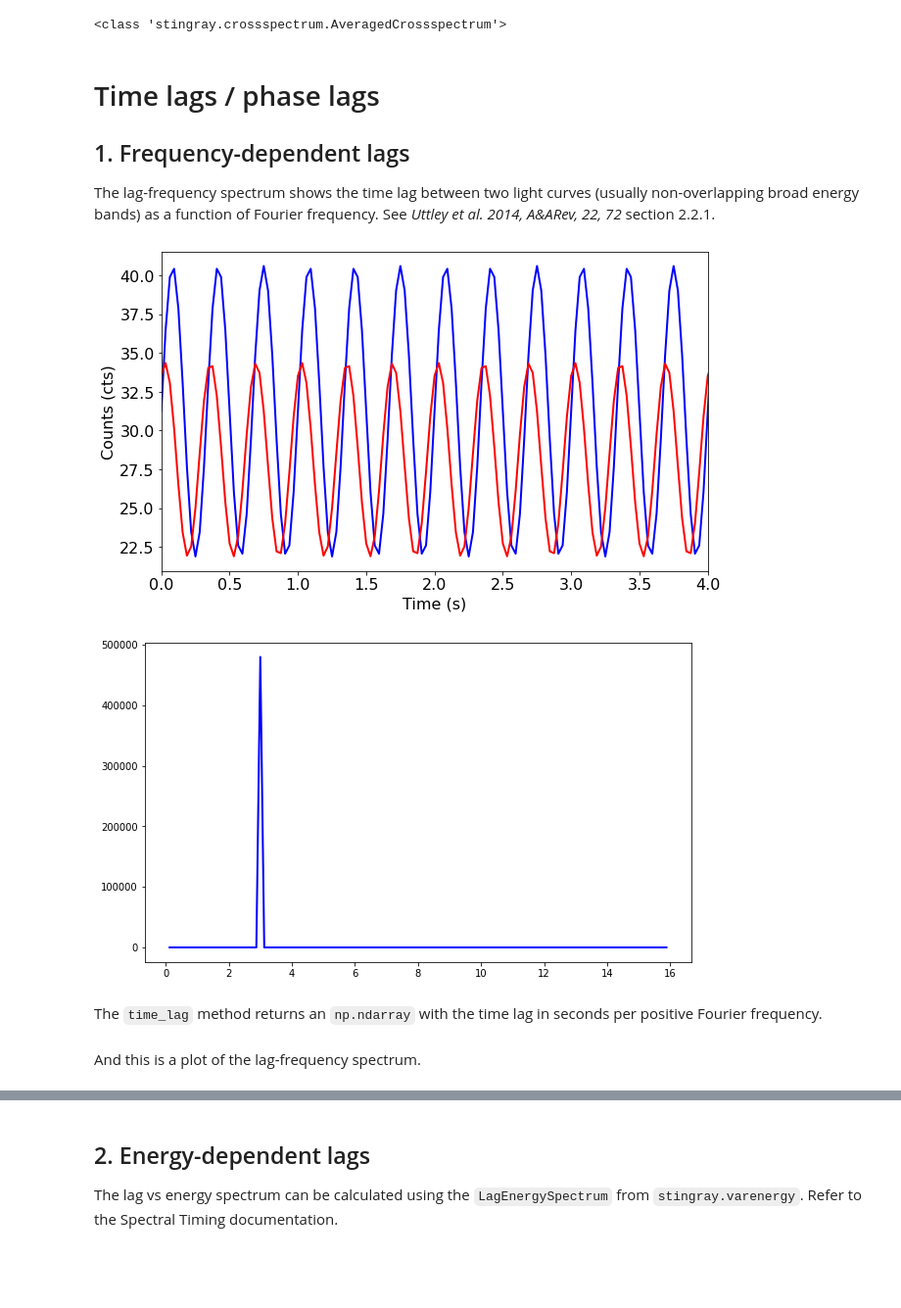
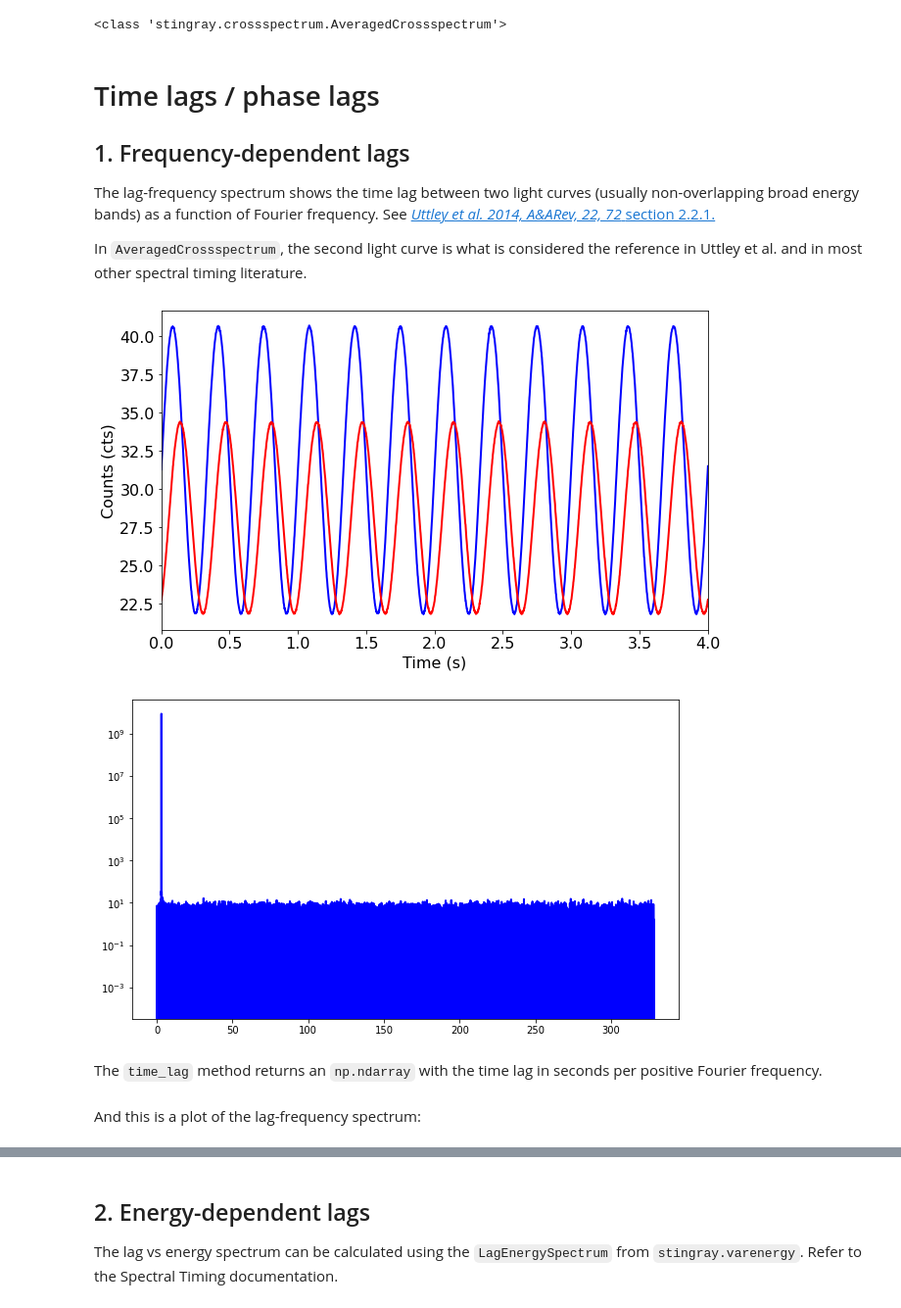
Before and after one commit to StingraySoftware/notebooks, a Jupyter notebook: Crossspectrum/Crossspectrum_tutorial.ipynb, the cells around one changed output, grey strips where cells are left out. Shown at 98% size. Drawn from its saved outputs; the diff is of its cells as text; code cells hidden in the pictures; blank space fills up the shorter version.

Commit message:
Fix cross spectrum tutorial

```diff
--- a/Crossspectrum/Crossspectrum_tutorial.ipynb
+++ b/Crossspectrum/Crossspectrum_tutorial.ipynb
@@ -339,38 +339,45 @@ print(type(lin_rb_cs))
 # Time lags / phase lags
 ## 1. Frequency-dependent lags
 The lag-frequency spectrum shows the time lag between two light curves (usually non-overlapping broad energy bands) as a function of Fourier frequency.
-See  *Uttley et al. 2014, A&ARev, 22, 72* section 2.2.1.
+See  [*Uttley et al. 2014, A&ARev, 22, 72* section 2.2.1.](http://adsabs.harvard.edu/cgi-bin/nph-data_query?bibcode=2014A%26ARv..22...72U&link_type=EJOURNAL)
+
+In `AveragedCrossspectrum`, the second light curve is what is considered the reference in Uttley et al. and in most other spectral timing literature.
 # %%
-long_dt = 0.03125  # seconds
+long_dt = 0.0015231682473469295763529  # seconds
 long_exposure = 1600.  # seconds
 long_times = np.arange(0, long_exposure, long_dt)  # seconds
+frequency = 3.
+phase_lag = np.pi / 3
+
 
 # long_signal_1 = 300 * np.sin(2.*np.pi*long_times/0.5) + 100 * np.sin(2.*np.pi*long_times*5 + np.pi/6) + 1000
 # long_signal_2 = 200 * np.sin(2.*np.pi*long_times/0.5 + np.pi/4) + 80 * np.sin(2.*np.pi*long_times*5) + 900
 
-long_signal_1 = (300 * np.sin(2.*np.pi*long_times*3) + 1000) * dt
-long_signal_2 = (200 * np.sin(2.*np.pi*long_times*3 + np.pi/3) + 900) * dt
+long_signal_1 = (300 * np.sin(2.*np.pi*long_times*frequency) + 1000) * dt
+long_signal_2 = (200 * np.sin(2.*np.pi*long_times*frequency - phase_lag) + 900) * dt
 
-long_lc1 = Lightcurve(long_times, long_signal_1)
-long_lc2 = Lightcurve(long_times, long_signal_2)
+long_lc1 = Lightcurve(long_times, np.random.normal(long_signal_1, 0.03))
+long_lc2 = Lightcurve(long_times, np.random.normal(long_signal_2, 0.03))
 
-avg_cs = AveragedCrossspectrum.from_lightcurve(long_lc1, long_lc2, 8.)
+# Note: the second light curve is what we use as a reference.
+avg_cs = AveragedCrossspectrum.from_lightcurve(long_lc2, long_lc1, 53.)
 
 fig, ax = plt.subplots(1,1,figsize=(10,6))
 ax.plot(long_lc1.time, long_lc1.counts, lw=2, color='blue')
 ax.plot(long_lc1.time, long_lc2.counts, lw=2, color='red')
 ax.set_xlim(0,4)
 ax.set_xlabel("Time (s)", fontproperties=font_prop)
 ax.set_ylabel("Counts (cts)", fontproperties=font_prop)
 ax.tick_params(axis='x', labelsize=16)
 ax.tick_params(axis='y', labelsize=16)
 plt.show()
 
 fig, ax = plt.subplots(1,1,figsize=(10,6))
 ax.plot(avg_cs.freq, avg_cs.power, lw=2, color='blue')
+plt.semilogy()
 plt.show()
 # %% [output]
-[figure, old version]
+[figure, new version]
-[figure, old version]
+[figure, new version]
 # %% [markdown]
 The `time_lag` method returns an `np.ndarray` with the time lag in seconds per positive Fourier frequency.
@@ -379,5 +390,5 @@ freq_lags, freq_lags_err = avg_cs.time_lag()
 # %% [markdown]
-And this is a plot of the lag-frequency spectrum.
+And this is a plot of the lag-frequency spectrum:
 # %%
 fig, ax = plt.subplots(1,1,figsize=(8,5))
 ax.hlines(0, avg_cs.freq[0], avg_cs.freq[-1], color='black', linestyle='dashed', lw=2)
```
Also changed, not shown: parts of 12 cells of this notebook.
